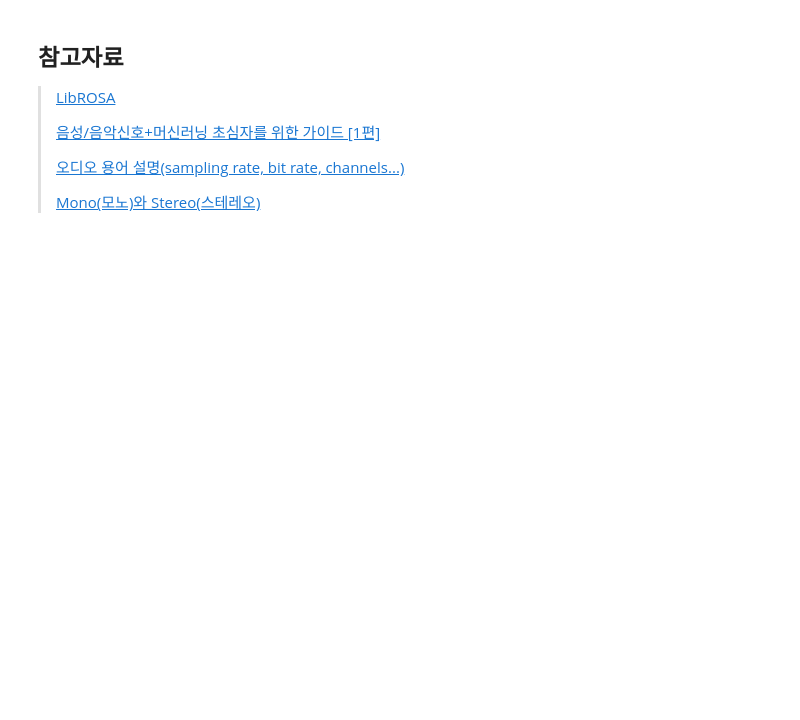
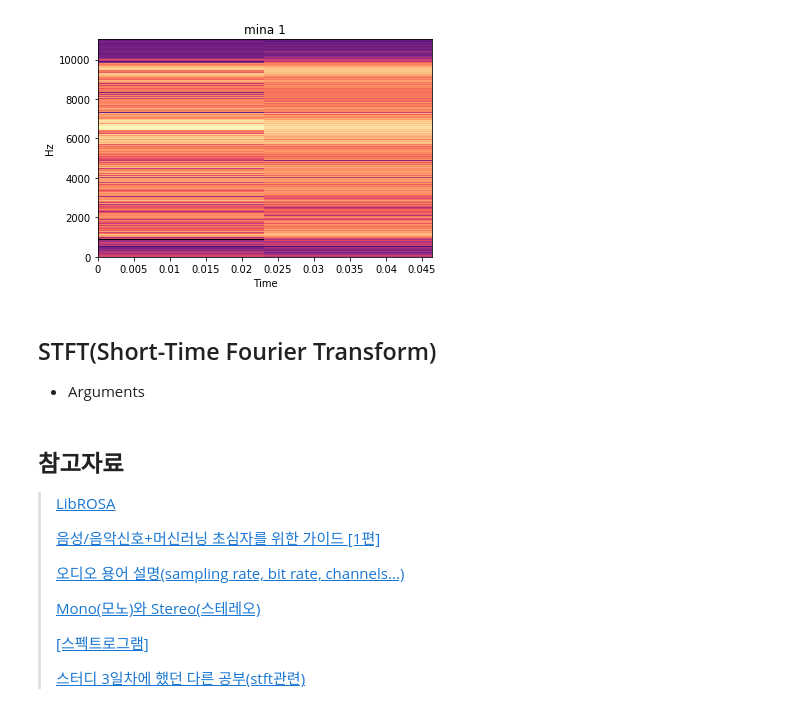
Before and after one commit to Ella77/korean-audio-sentiment-analysis, a Jupyter notebook: base_knowledge/preprocessing/stft_mfcc_melspectrogram/Librosa_stft_mfcc_melspectrogram.ipynb, the cells around one changed output. Saved outputs shown, nothing was run; the diff lists cells and outputs as text; code cells hidden in the pictures; blank space fills up the shorter version.

```diff
--- a/base_knowledge/preprocessing/stft_mfcc_melspectrogram/Librosa_stft_mfcc_melspectrogram.ipynb
+++ b/base_knowledge/preprocessing/stft_mfcc_melspectrogram/Librosa_stft_mfcc_melspectrogram.ipynb
@@ -67,3 +162,19 @@ ImportError: No module named 'librosa'
+# %%
+# 파일 로드
+y, sr = librosa.load('./mina1.mp4', sr=1000)
+
+# 시각화 코드
+D = np.abs(librosa.stft(y))
+librosa.display.specshow(librosa.amplitude_to_db(D, ref=np.max), y_axis='linear', x_axis='time')
+plt.title('mina 1')
+plt.show()
+# %% [output]
+[figure, added]
+# %% [markdown]
+## STFT(Short-Time Fourier Transform)
+
+
+* Arguments
 # %% [markdown]
 ## 참고자료
 
@@ -75,3 +186,7 @@ ImportError: No module named 'librosa'
 > [오디오 용어 설명(sampling rate, bit rate, channels...)](http://blog.naver.com/PostView.nhn?blogId=kimyoseob&logNo=220760163474)
 >
 > [Mono(모노)와 Stereo(스테레오)](https://m.blog.naver.com/PostView.nhn?blogId=ziokami&logNo=220362290243&proxyReferer=https%3A%2F%2Fwww.google.com%2F)
+>
+> [[스펙트로그램]](https://0561blue.tistory.com/58)
+>
+> [스터디 3일차에 했던 다른 공부(stft관련)](https://pdstorage.tistory.com/18)
```
Also changed, not shown: parts of 15 cells of this notebook, 2 other files.
